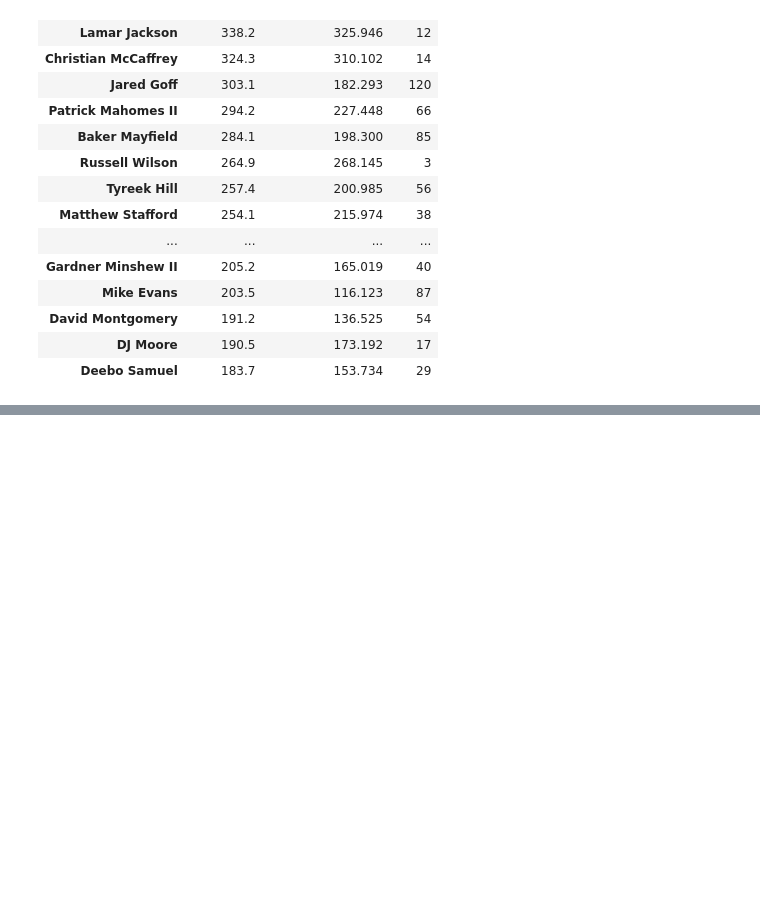
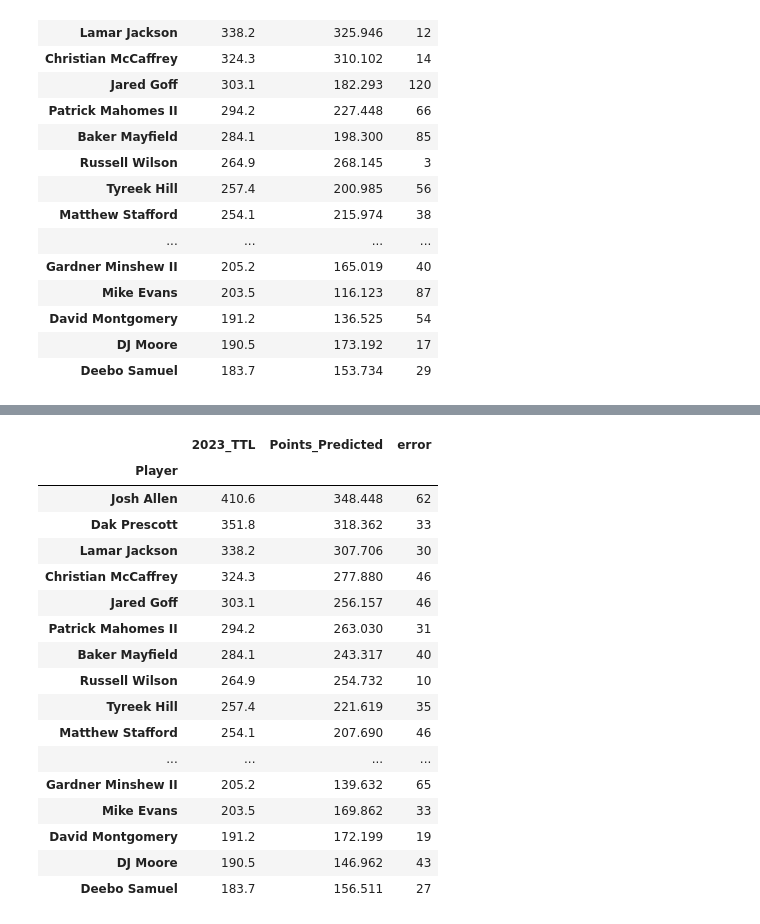
Before and after one commit to Gwilson337/Project-4, a Jupyter notebook: FinalProject/NFL_Fantasy.ipynb, the cells around one changed output, grey strips where cells are left out. Saved outputs shown, nothing was run; the diff lists cells and outputs as text; code cells hidden in the pictures; blank space fills up the shorter version.

```diff
--- a/FinalProject/NFL_Fantasy.ipynb
+++ b/FinalProject/NFL_Fantasy.ipynb
@@ -242,0 +395,22 @@ fantasy_df.sort_values("2023_TTL", ascending=False).head(20)
+# %%
+# View in descending order
+fantasy_df3.sort_values("2023_TTL", ascending=False).head(20)
+# %% [output]
+|  | 2023_TTL | Points_Predicted | error |
+| Player |  |  |  |
+| Josh Allen | 410.6 | 348.448 | 62 |
+| Dak Prescott | 351.8 | 318.362 | 33 |
+| Lamar Jackson | 338.2 | 307.706 | 30 |
+| Christian McCaffrey | 324.3 | 277.880 | 46 |
+| Jared Goff | 303.1 | 256.157 | 46 |
+| Patrick Mahomes II | 294.2 | 263.030 | 31 |
+| Baker Mayfield | 284.1 | 243.317 | 40 |
+| Russell Wilson | 264.9 | 254.732 | 10 |
+| Tyreek Hill | 257.4 | 221.619 | 35 |
+| Matthew Stafford | 254.1 | 207.690 | 46 |
+| ... | ... | ... | ... |
+| Gardner Minshew II | 205.2 | 139.632 | 65 |
+| Mike Evans | 203.5 | 169.862 | 33 |
+| David Montgomery | 191.2 | 172.199 | 19 |
+| DJ Moore | 190.5 | 146.962 | 43 |
+| Deebo Samuel | 183.7 | 156.511 | 27 |
```
Also changed, not shown: parts of 23 cells of this notebook.
